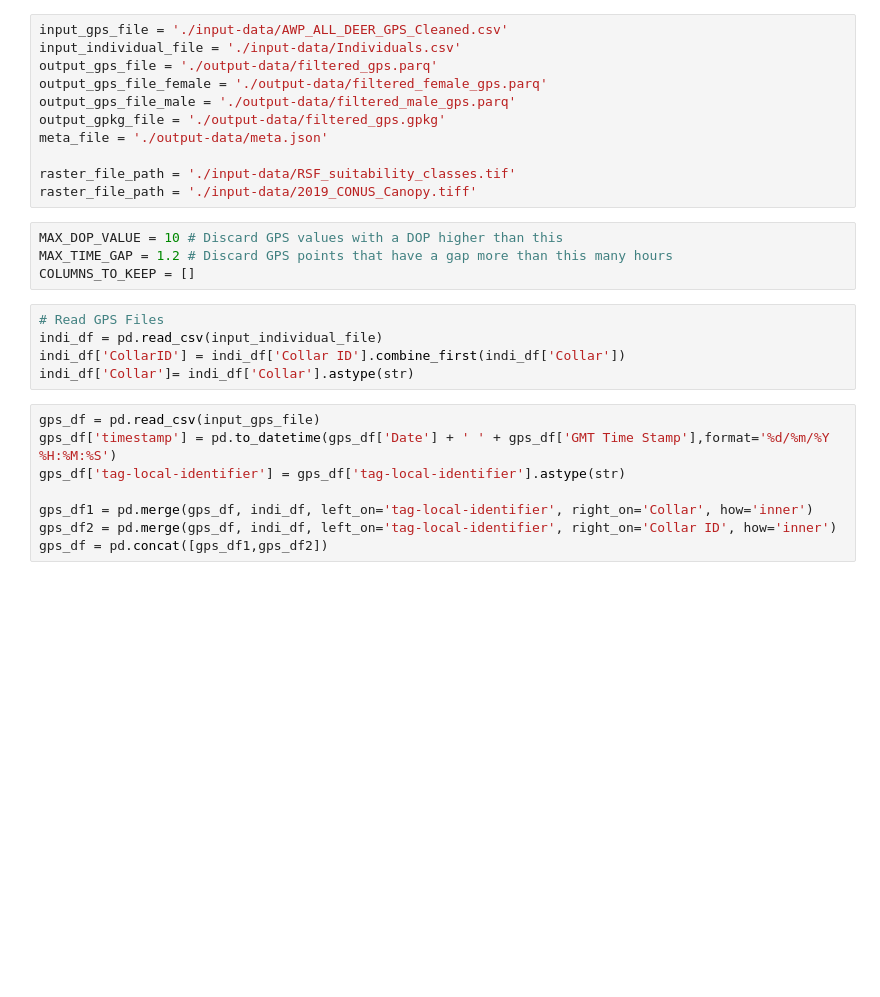
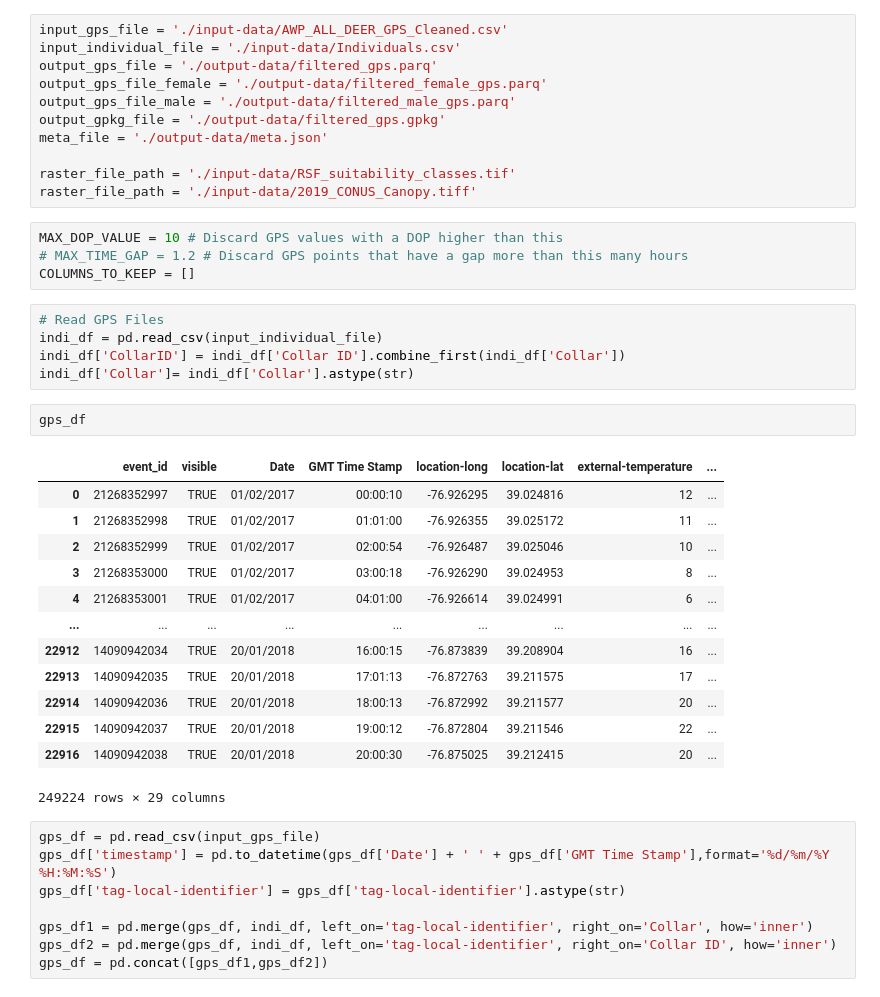
Before and after one commit to GMU-GeoSciences/Repast4pyModels, a Jupyter notebook: Notebooks/01-GPS PreProcessing-checkpoint.ipynb, the cells around one changed output. Drawn from its saved outputs; the diff is of its cells as text; blank space fills up the shorter version.

```diff
--- a/Notebooks/01-GPS PreProcessing-checkpoint.ipynb
+++ b/Notebooks/01-GPS PreProcessing-checkpoint.ipynb
@@ -46,13 +46,29 @@ raster_file_path = './input-data/RSF_suitability_classes.tif'
 raster_file_path = './input-data/2019_CONUS_Canopy.tiff'
 # %%
 MAX_DOP_VALUE = 10 # Discard GPS values with a DOP higher than this
-MAX_TIME_GAP = 1.2 # Discard GPS points that have a gap more than this many hours
+# MAX_TIME_GAP = 1.2 # Discard GPS points that have a gap more than this many hours
 COLUMNS_TO_KEEP = []
 # %%
 # Read GPS Files
 indi_df = pd.read_csv(input_individual_file)
 indi_df['CollarID'] = indi_df['Collar ID'].combine_first(indi_df['Collar'])
 indi_df['Collar']= indi_df['Collar'].astype(str)
+# %%
+gps_df
+# %% [output]
+|  | event_id | visible | Date | GMT Time Stamp | location-long | location-lat | external-temperature | ... |
+| 0 | 21268352997 | TRUE | 01/02/2017 | 00:00:10 | -76.926295 | 39.024816 | 12 | ... |
+| 1 | 21268352998 | TRUE | 01/02/2017 | 01:01:00 | -76.926355 | 39.025172 | 11 | ... |
+| 2 | 21268352999 | TRUE | 01/02/2017 | 02:00:54 | -76.926487 | 39.025046 | 10 | ... |
+| 3 | 21268353000 | TRUE | 01/02/2017 | 03:00:18 | -76.926290 | 39.024953 | 8 | ... |
+| 4 | 21268353001 | TRUE | 01/02/2017 | 04:01:00 | -76.926614 | 39.024991 | 6 | ... |
+| ... | ... | ... | ... | ... | ... | ... | ... | ... |
+| 22912 | 14090942034 | TRUE | 20/01/2018 | 16:00:15 | -76.873839 | 39.208904 | 16 | ... |
+| 22913 | 14090942035 | TRUE | 20/01/2018 | 17:01:13 | -76.872763 | 39.211575 | 17 | ... |
+| 22914 | 14090942036 | TRUE | 20/01/2018 | 18:00:13 | -76.872992 | 39.211577 | 20 | ... |
+| 22915 | 14090942037 | TRUE | 20/01/2018 | 19:00:12 | -76.872804 | 39.211546 | 22 | ... |
+| 22916 | 14090942038 | TRUE | 20/01/2018 | 20:00:30 | -76.875025 | 39.212415 | 20 | ... |
+249224 rows × 29 columns
 # %%
 gps_df = pd.read_csv(input_gps_file)
 gps_df['timestamp'] = pd.to_datetime(gps_df['Date'] + ' ' + gps_df['GMT Time Stamp'],format='%d/%m/%Y %H:%M:%S')
```
Also changed, not shown: parts of 4 cells of this notebook, 13 other files.
